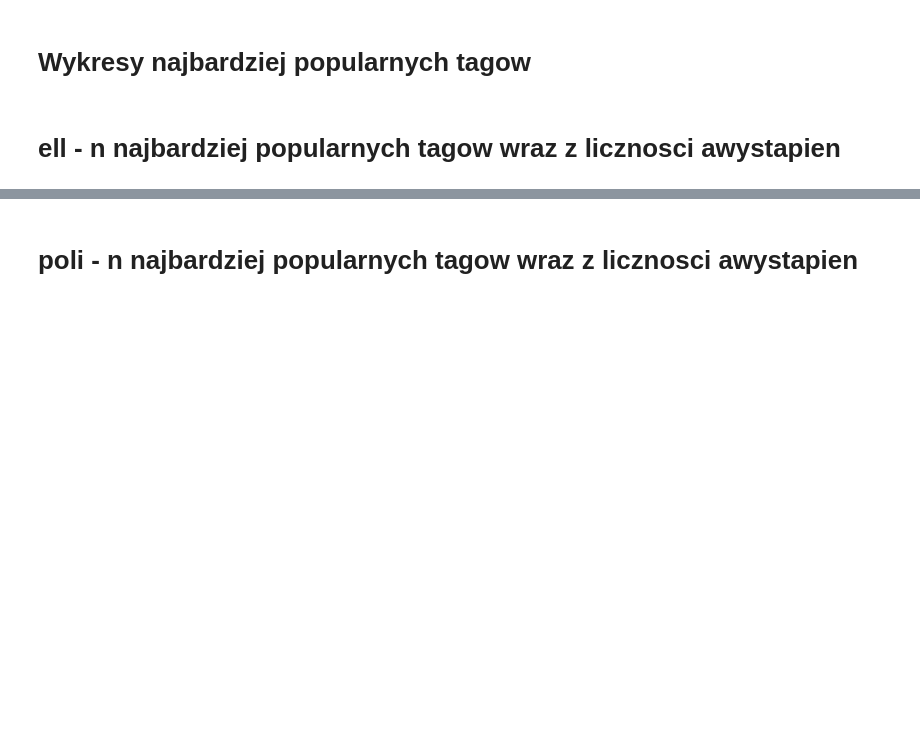
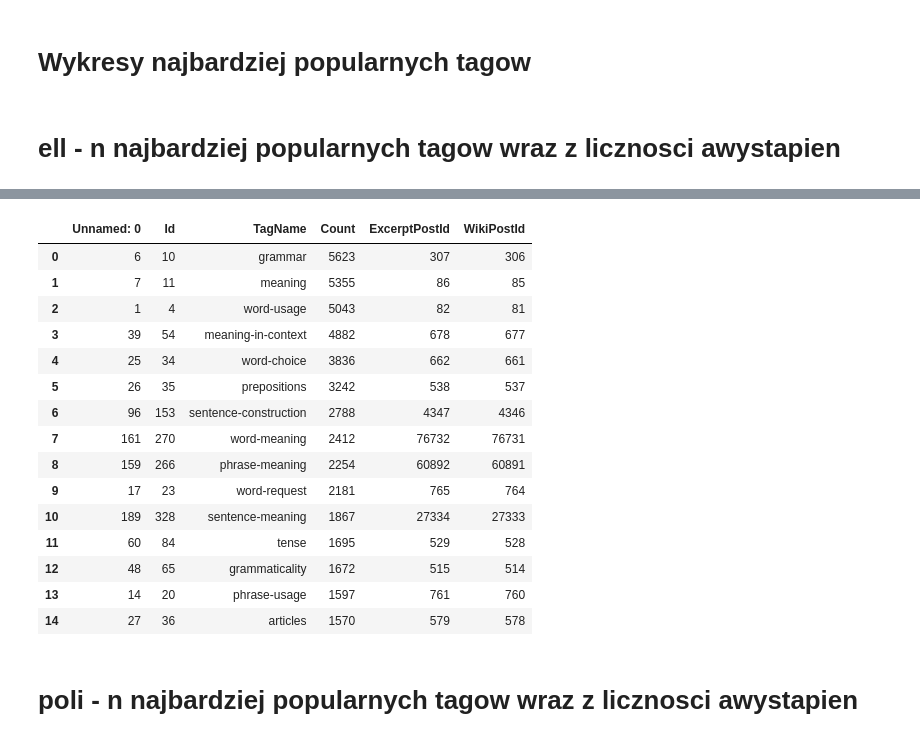
Before and after one commit to grudzinskap/pd3_padpy, a Jupyter notebook: pd3_zbiory(1).ipynb, the cells around one changed output, grey strips where cells are left out. Cells and saved outputs as stored; diff of their text form; code cells hidden in the pictures; blank space fills up the shorter version.

```diff
--- a/pd3_zbiory(1).ipynb
+++ b/pd3_zbiory(1).ipynb
@@ -498,3 +479,22 @@ py.iplot(data, filename='basic-bar')
+# %%
+pd.read_csv("wykres1_e", sep='\t')
+# %% [output]
+|  | Unnamed: 0 | Id | TagName | Count | ExcerptPostId | WikiPostId |
+| 0 | 6 | 10 | grammar | 5623 | 307 | 306 |
+| 1 | 7 | 11 | meaning | 5355 | 86 | 85 |
+| 2 | 1 | 4 | word-usage | 5043 | 82 | 81 |
+| 3 | 39 | 54 | meaning-in-context | 4882 | 678 | 677 |
+| 4 | 25 | 34 | word-choice | 3836 | 662 | 661 |
+| 5 | 26 | 35 | prepositions | 3242 | 538 | 537 |
+| 6 | 96 | 153 | sentence-construction | 2788 | 4347 | 4346 |
+| 7 | 161 | 270 | word-meaning | 2412 | 76732 | 76731 |
+| 8 | 159 | 266 | phrase-meaning | 2254 | 60892 | 60891 |
+| 9 | 17 | 23 | word-request | 2181 | 765 | 764 |
+| 10 | 189 | 328 | sentence-meaning | 1867 | 27334 | 27333 |
+| 11 | 60 | 84 | tense | 1695 | 529 | 528 |
+| 12 | 48 | 65 | grammaticality | 1672 | 515 | 514 |
+| 13 | 14 | 20 | phrase-usage | 1597 | 761 | 760 |
+| 14 | 27 | 36 | articles | 1570 | 579 | 578 |
 # %% [markdown]
 # poli - n najbardziej popularnych tagow wraz z licznosci awystapien
 # %%
```
Also changed, not shown: parts of 74 cells of this notebook, 1 other file.
